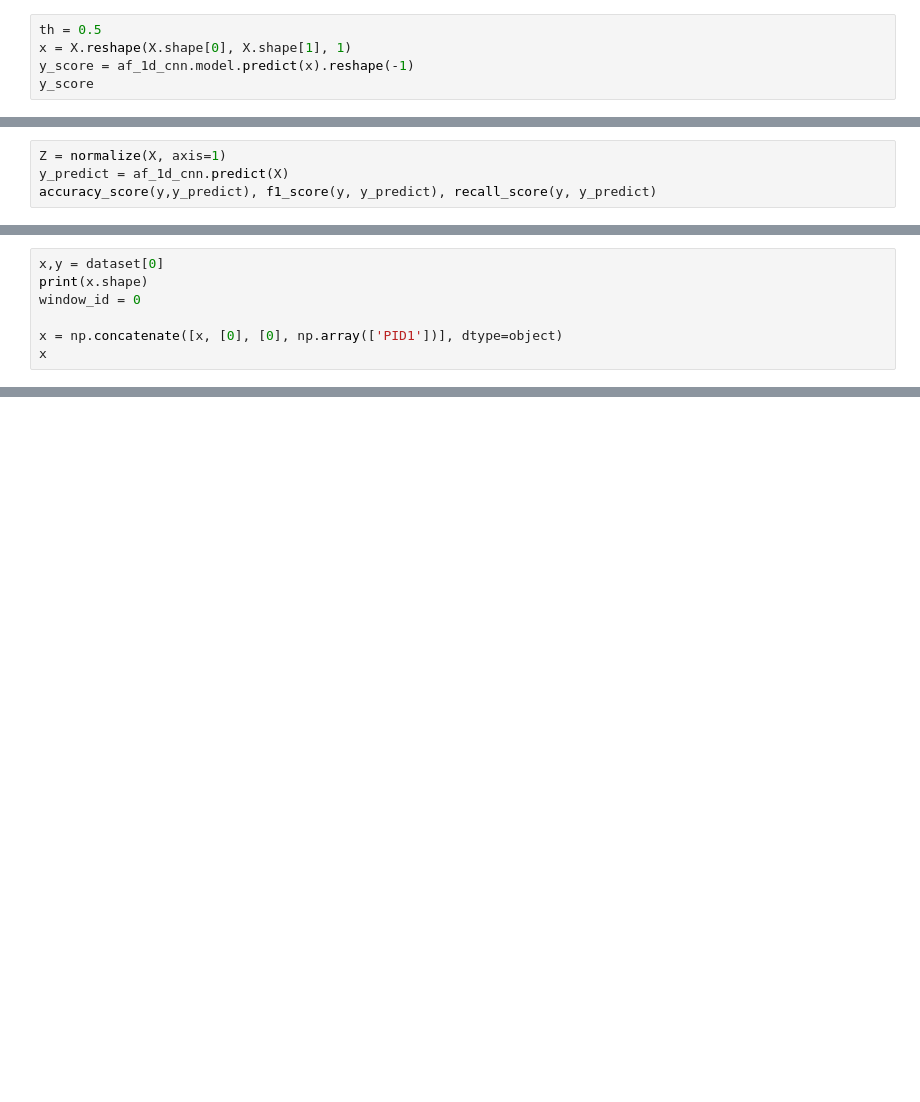
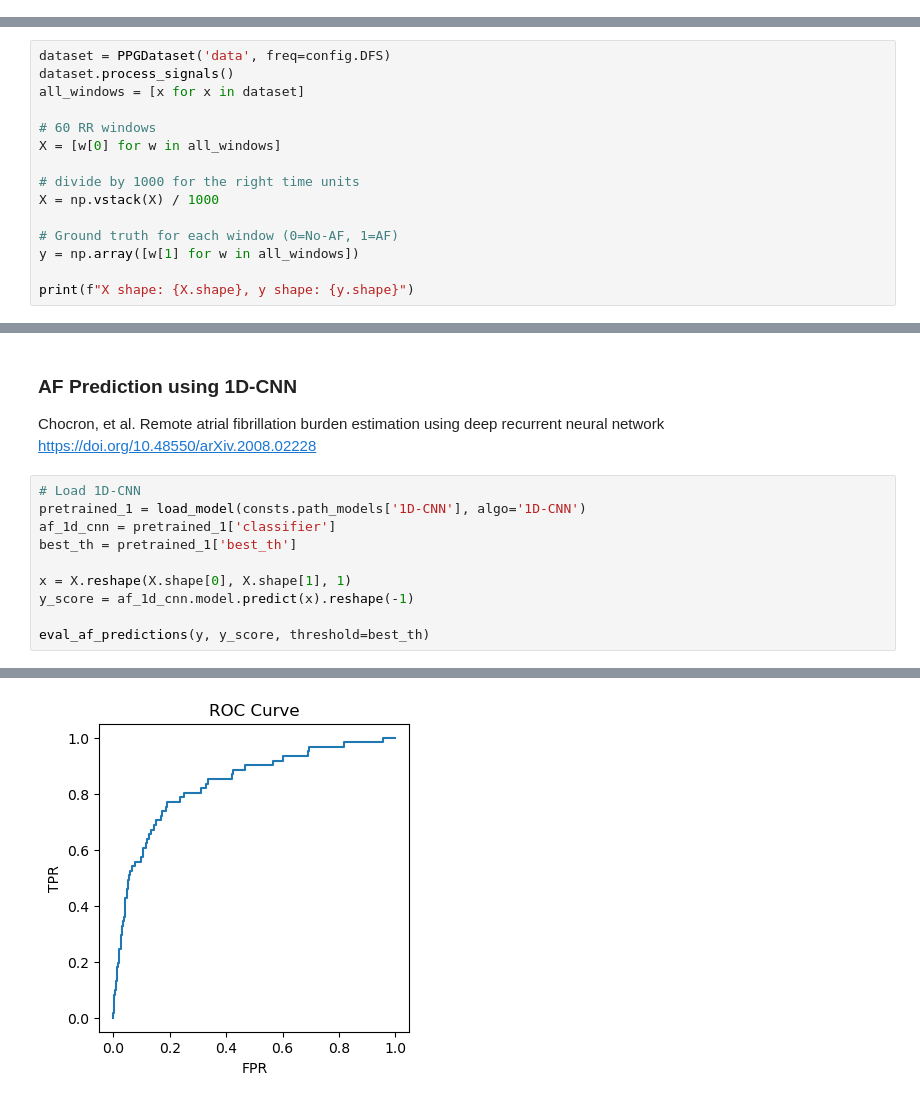
Before and after one commit to snirlugassy/PPG_AF, a Jupyter notebook: eval.ipynb, the cells around one changed output, grey strips where cells are left out. Drawn from its saved outputs; the diff is of its cells as text; blank space fills up the shorter version.

Commit message:
all models results

```diff
--- a/eval.ipynb
+++ b/eval.ipynb
@@ -88,5 +0,0 @@ print(X.shape)
-# %%
-th = 0.5
-x = X.reshape(X.shape[0], X.shape[1], 1)
-y_score = af_1d_cnn.model.predict(x).reshape(-1)
-y_score
@@ -109,4 +0,0 @@ FP 801  TN 1359
-# %%
-Z = normalize(X, axis=1)
-y_predict = af_1d_cnn.predict(X)
-accuracy_score(y,y_predict), f1_score(y, y_predict), recall_score(y, y_predict)
@@ -133,7 +0,0 @@ afdb_input
-# %%
-x,y = dataset[0]
-print(x.shape)
-window_id = 0
-
-x = np.concatenate([x, [0], [0], np.array(['PID1'])], dtype=object)
-x
@@ -141,0 +29,15 @@ classifier.predict_proba(x)
+# %%
+dataset = PPGDataset('data', freq=config.DFS)
+dataset.process_signals()
+all_windows = [x for x in dataset]
+
+# 60 RR windows
+X = [w[0] for w in all_windows]
+
+# divide by 1000 for the right time units
+X = np.vstack(X) / 1000
+
+# Ground truth for each window (0=No-AF, 1=AF)
+y = np.array([w[1] for w in all_windows])
+
+print(f"X shape: {X.shape}, y shape: {y.shape}")
@@ -141,0 +109,16 @@ classifier.predict_proba(x)
+# %% [markdown]
+### AF Prediction using 1D-CNN
+Chocron, et al.
+Remote atrial fibrillation burden estimation using deep recurrent neural network
+https://doi.org/10.48550/arXiv.2008.02228
+# %%
+# Load 1D-CNN
+pretrained_1 = load_model(consts.path_models['1D-CNN'], algo='1D-CNN')
+af_1d_cnn = pretrained_1['classifier']
+best_th = pretrained_1['best_th']
+
+x = X.reshape(X.shape[0], X.shape[1], 1)
+y_score = af_1d_cnn.model.predict(x).reshape(-1)
+
+eval_af_predictions(y, y_score, threshold=best_th)
+# %% [output]
@@ -141,0 +126 @@ classifier.predict_proba(x)
+[figure, added]
```
Also changed, not shown: parts of 39 cells of this notebook, 2 other files.
